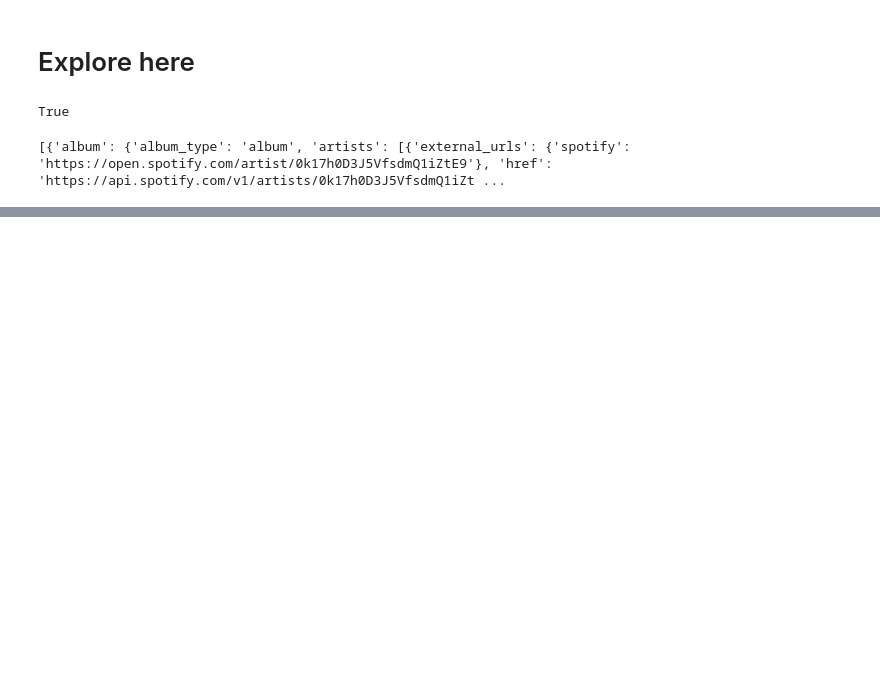
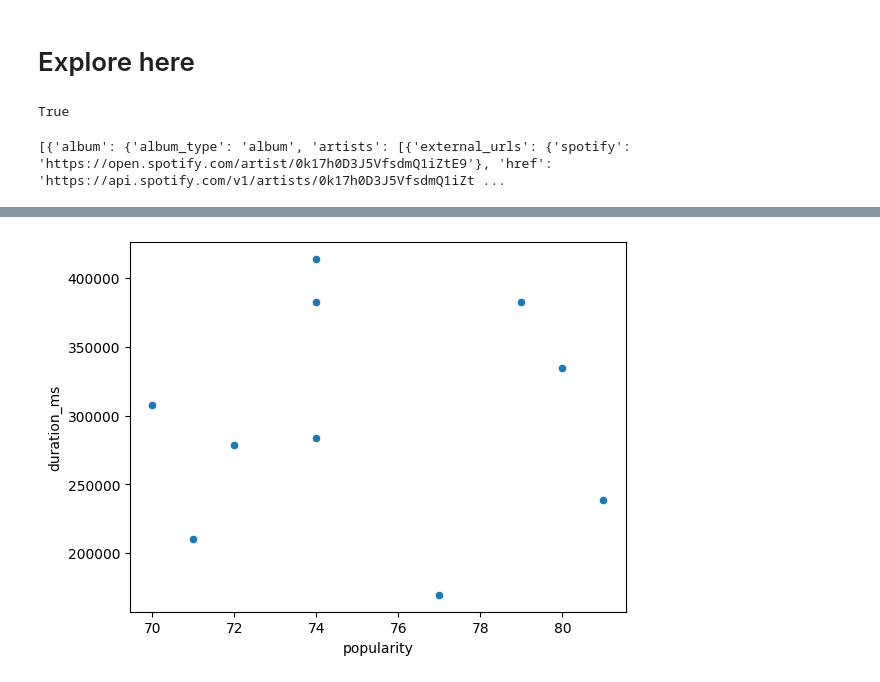
Before and after one commit to bartowen/interacting-with-api-python-project-tutorial, a Jupyter notebook: src/explore.ipynb, the cells around one changed output, grey strips where cells are left out. Cells and saved outputs as stored; diff of their text form; code cells hidden in the pictures; blank space fills up the shorter version.

Commit message:
scatter

```diff
--- a/src/explore.ipynb
+++ b/src/explore.ipynb
@@ -44,3 +44,10 @@ df_tracks
 | 7 | {'album_type': 'album', 'artists'... | [{'external_urls': {'spotify': 'h... | [AR, AU, AT, BE, BO, BR, BG, CA, ... | 2 | 278440 | False | {'isrc': 'GBN9Y1100108'} | {'spotify': 'https://open.spotify... | ... |
 | 8 | {'album_type': 'album', 'artists'... | [{'external_urls': {'spotify': 'h... | [AR, AU, AT, BE, BO, BR, BG, CA, ... | 1 | 209956 | False | {'isrc': 'GBN9Y1100103'} | {'spotify': 'https://open.spotify... | ... |
 | 9 | {'album_type': 'album', 'artists'... | [{'external_urls': {'spotify': 'h... | [AR, AU, AT, BE, BO, BR, BG, CA, ... | 1 | 307733 | False | {'isrc': 'GBN9Y1100087'} | {'spotify': 'https://open.spotify... | ... |
+# %%
+diagrama_correlacion = sns.scatterplot(data=df_tracks,x='popularity',y='duration_ms')
+
+fig = diagrama_correlacion.get_figure()
+fig.savefig('scattter.png')
+# %% [output]
+[figure, added]
```
Also changed, not shown: 1 other file.
